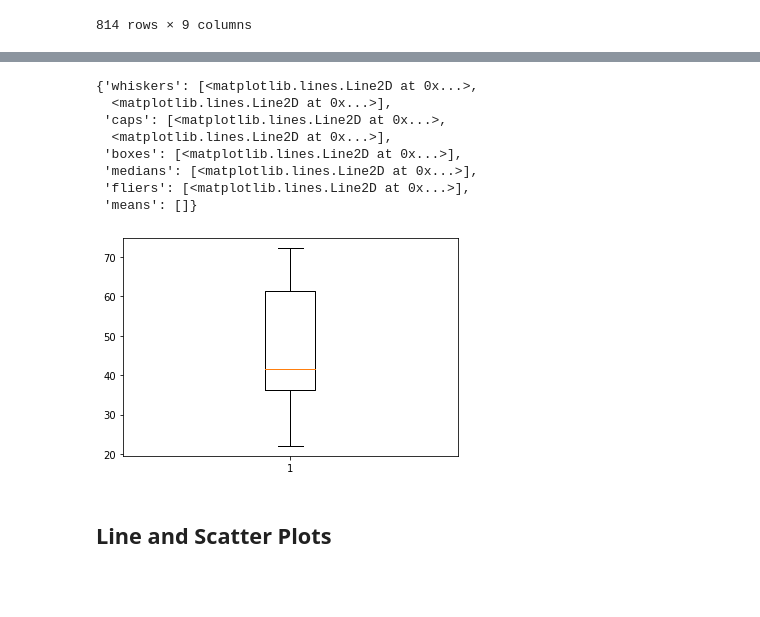
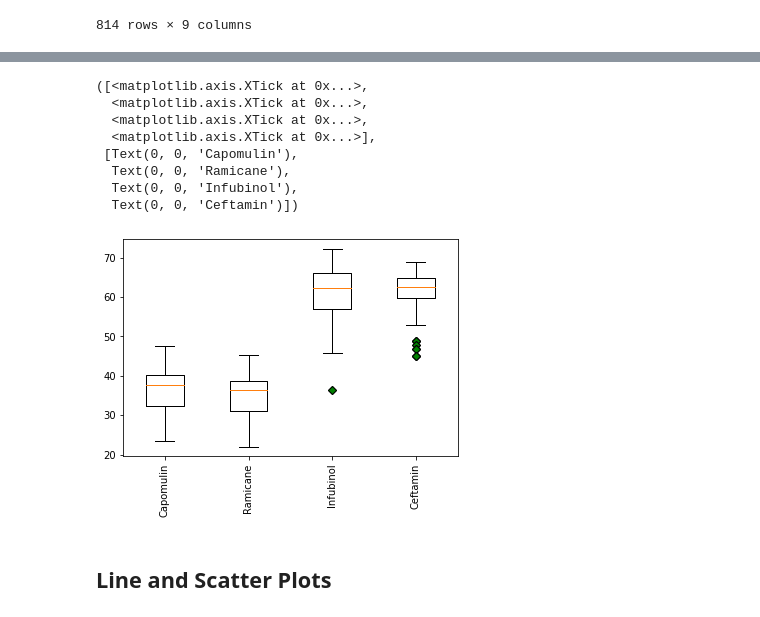
Before and after one commit to Blashford/Matplotlib-Challenge, a Jupyter notebook: pymaceuticals_starter.ipynb, the cells around one changed output, grey strips where cells are left out. Saved outputs shown, nothing was run; the diff lists cells and outputs as text; code cells hidden in the pictures; blank space fills up the shorter version.

Commit message:
Updated main, just need to add formatting, maybe rework box and whisker

```diff
--- a/pymaceuticals_starter.ipynb
+++ b/pymaceuticals_starter.ipynb
@@ -223,19 +226,21 @@ upperq = quartile[0.75]
 iqr = upperq-lowerq
 lower_bound = lowerq - (1.5*iqr)
 upper_bound = upperq + (1.5*iqr)
-print(f"The lower quartile of volume is: {lowerq}")
-print(f"The upper quartile of volume is: {upperq}")
-print(f"The interquartile range of volume is: {iqr}")
-print(f"The the median of volume is: {quartile[0.5]} ")
+print(f"The lower quartile of tumor volume is: {lowerq}")
+print(f"The upper quartile of tumor volume is: {upperq}")
+print(f"The interquartile range of tumor volume is: {iqr}")
+print(f"The the median of tumor volume is: {quartile[0.5]} ")
 print(f"Values below {lower_bound} could be outliers.")
 print(f"Values above {upper_bound} could be outliers.")
     # Locate the rows which contain mice on each drug and get the tumor volumes
-
-
+capo = combin.loc[(combin["Drug Regimen"] == "Capomulin"),:]
+ram = combin.loc[(combin["Drug Regimen"] == "Ramicane"),:]
+infu = combin.loc[(combin["Drug Regimen"] == "Infubinol"),:]
+ceft = combin.loc[(combin["Drug Regimen"] == "Ceftamin"),:]
     # add subset
 
 
     # Determine outliers using upper and lower bounds
-outliers = combin.loc[(combin["Tumor Volume (mm3) Over Time"] <= lower_bound) | (combin["Tumor Volume (mm3) Over Time"] >= upper_bound), :]
+outliers = combin.loc[(combin["Tumor Volume (mm3) Final"] <= lower_bound) | (combin["Tumor Volume (mm3) Final"] >= upper_bound), :]
 outliers
 # %% [output]
@@ -265,17 +266,20 @@ Values above 65.56092039375001 could be outliers.
 # %%
 # Generate a box plot of the final tumor volume of each mouse across four regimens of interest
-data = []
-plt.boxplot(combin["Tumor Volume (mm3) Final"])
+data = [capo["Tumor Volume (mm3) Final"], ram["Tumor Volume (mm3) Final"],
+        infu["Tumor Volume (mm3) Final"], ceft["Tumor Volume (mm3) Final"]]
+green_diamond = dict(markerfacecolor="g", marker = "D")
+plt.boxplot(data, flierprops=green_diamond)
+plt.xticks([1,2,3,4], treats, rotation = "vertical")
 # %% [output]
-{'whiskers': [<matplotlib.lines.Line2D at 0x...>,
-  <matplotlib.lines.Line2D at 0x...>],
- 'caps': [<matplotlib.lines.Line2D at 0x...>,
-  <matplotlib.lines.Line2D at 0x...>],
- 'boxes': [<matplotlib.lines.Line2D at 0x...>],
- 'medians': [<matplotlib.lines.Line2D at 0x...>],
- 'fliers': [<matplotlib.lines.Line2D at 0x...>],
- 'means': []}
+([<matplotlib.axis.XTick at 0x...>,
+  <matplotlib.axis.XTick at 0x...>,
+  <matplotlib.axis.XTick at 0x...>,
+  <matplotlib.axis.XTick at 0x...>],
+ [Text(0, 0, 'Capomulin'),
+  Text(0, 0, 'Ramicane'),
+  Text(0, 0, 'Infubinol'),
+  Text(0, 0, 'Ceftamin')])
-[figure, old version]
+[figure, new version]
 # %% [markdown]
 ## Line and Scatter Plots
 # %%
```
Also changed, not shown: parts of 6 cells of this notebook.
